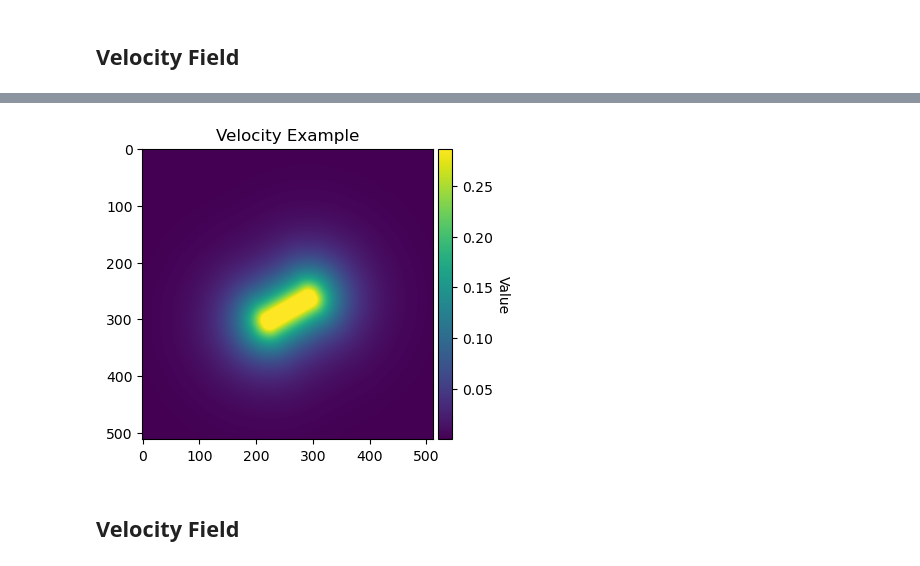
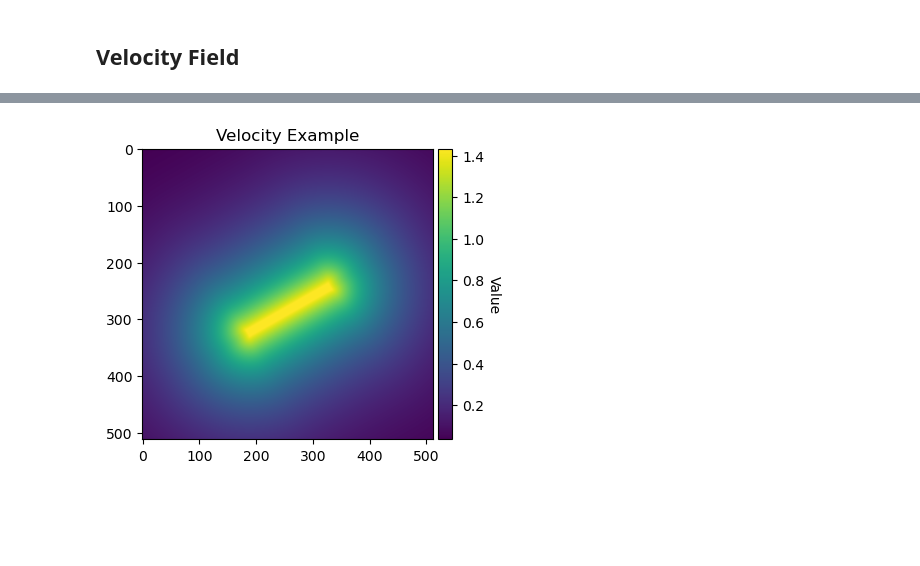
Before and after one commit to signynas/diet4CoLA, a Jupyter notebook: notebooks/paper_figures.ipynb, the cells around one changed output, grey strips where cells are left out. Cells and saved outputs as stored; diff of their text form; code cells hidden in the pictures; blank space fills up the shorter version.

```diff
--- a/notebooks/paper_figures.ipynb
+++ b/notebooks/paper_figures.ipynb
@@ -140,7 +144,7 @@ def plot_synthetic_cut_crosses(data: np.ndarray,
         cbar.set_label('Value', rotation=270, labelpad=12)
         plt.show()
 # %%
-cola_cut = CoLACut((off_x, off_y), 32, 200, seed + 1)
+cola_cut = CoLACut((off_x, off_y), 32, 150, 200, seed + 1)
 
 plot_synthetic_cut_crosses(actomyosin_layer,
                    cola_cut.cut_center,
@@ -213,13 +234,45 @@ widths = invert(initial_velocities) * 5
 # %%
 from diet4cola.velocity import *
 # %%
-rounded_sdf_fields = compute_rounded_sdf_multi(512, 512, cola_cut.cut_origin, cola_cut.cut_destination, widths, radii, False, sdf_box, iterations)
-masked_sdf_fields = np.array([mask_on_condition(sdf < 0, 0, 1) for sdf in rounded_sdf_fields])
-clipped_rounded_sdf_fields = np.array([mask_on_condition(sdf < 0, 0, sdf) for sdf in rounded_sdf_fields])
-velocity_fields = compute_velocity_field_multi(clipped_rounded_sdf_fields, prior_exponential, timepoints, initial_velocities, parameters, iterations)
+WIDTH = 512
+HEIGHT = 512
+
+falloff_distance = 100
+
+# 5. Compute SDF and Velocity Fields
+# 5a. Compute SDF fields
+sdf_fields = compute_rounded_sdfs(WIDTH, HEIGHT, cola_cut.cut_origin, cola_cut.cut_destination, widths, radii, False, sdf_box, iterations)
+
+# 5b. Create SDF Masks and Clipped SDF
+masked_sdf_fields = np.array([mask_on_condition(sdf < 0, 0, 1) for sdf in sdf_fields])
+clipped_rounded_sdf_fields = np.array([mask_on_condition(sdf < 0, 0, sdf) for sdf in sdf_fields])
+
+# 5c. Compute raw velocity fields
+velocity_fields = compute_velocity_fields(clipped_rounded_sdf_fields, prior_exp, timepoints, initial_velocities, falloff_distance, iterations)
+
+# 5d. Create masked velocity fields and zero out first timestep
+masked_velocity_fields = np.array([vf * msdf for (vf, msdf) in zip(velocity_fields, masked_sdf_fields)])
+masked_velocity_fields[0, :, :] = np.where(clipped_rounded_sdf_fields[0, :, :] < 1, masked_velocity_fields[0, :, :], 0)
+
+# 5f. Compute SDF gradients
+sdf_gradients = directional_gradients(clipped_rounded_sdf_fields)
+sdf_dys = sdf_gradients[:, 0, :, :]
+sdf_dxs = sdf_gradients[:, 1, :, :]
+
+# 5g. Normalize the SDF gradients, s.t. we can infer velocity in dx and dy directions
+grad_mag = np.sqrt(sdf_dxs ** 2 + sdf_dys ** 2 + 1e-8)
+norm_dxs = sdf_dxs / grad_mag
+norm_dys = sdf_dys / grad_mag
+
+# 5h. Compute velocity components vel_dxs and vel_dys
+vel_dxs = norm_dxs * velocity_fields
+vel_dys = norm_dys * velocity_fields
+
+# 5i. Compute blurred SDF fields
+blurred_masked_sdf_fields = np.array([blur(sdf.astype(np.float64), (5, 5), 5) for sdf in masked_sdf_fields])
 # %%
 i=5
-plot_2d_array(velocity_fields[i, :, :], 'Velocity Example', 'viridis', np.min(velocity_fields[i, :, :]), np.max(velocity_fields[i, :, :]))
+plot_2d_array(velocity_fields[i], 'Velocity Example', 'viridis', np.min(velocity_fields[i]), np.max(velocity_fields[i]))
 # %% [output]
-[figure, old version]
+[figure, new version]
 # %%
@@ -227,2 +279,0 @@ save_2d_array(velocity_fields[i, :, :], './data/velocity_example.png', 'viridis'
-# %% [markdown]
-## Velocity Field
```
Also changed, not shown: parts of 15 cells of this notebook, 6 other files.
